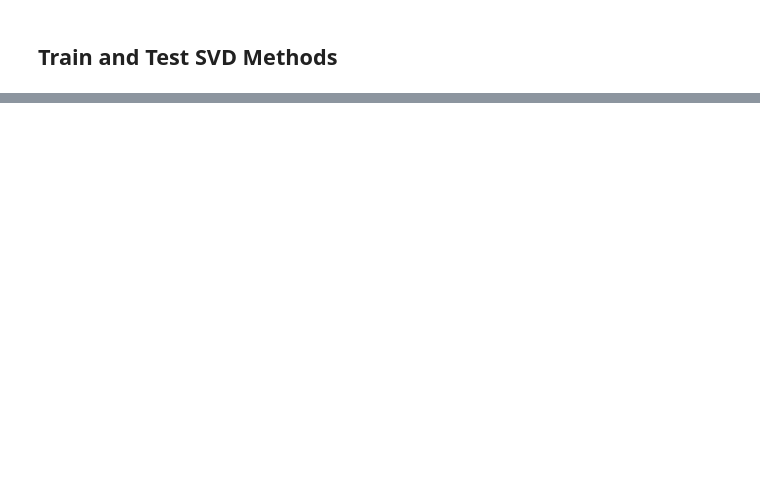
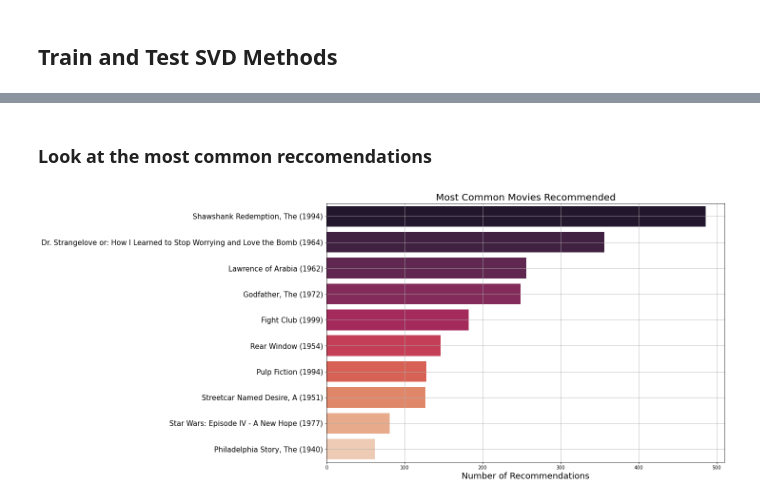
Before and after one commit to abigailjcampbell/doc-phase-4-project, a Jupyter notebook: data_analysis.ipynb, the cells around one changed output, grey strips where cells are left out. Cells and saved outputs as stored; diff of their text form; code cells hidden in the pictures; blank space fills up the shorter version.

```diff
--- a/data_analysis.ipynb
+++ b/data_analysis.ipynb
@@ -366,2 +325,0 @@ top_movies(5, ratings_stats_by_count)
-# %%
-user = 420
@@ -479,0 +414,6 @@ plt.show()
+# %%
+def get_recommended_titles(n_recs, ranked_movies):
+    """
+    get a list of a specified number of recommended titles for a user, given their predicted movie ratings, ranked
+    """
+    return [look_up_movie(id[0]) for id in ranked_movies[0:n_recs]]
@@ -479,0 +688,41 @@ plt.show()
+# %%
+def get_most_recommened_movies_for_all_users(n_recs, use_words=False):
+    """
+    function to loop through all userIds and generate 5 movie recommendations for each. then count the total
+    number of times each movie was recommended and return the top 10
+    """
+    userIds = list(np.unique(np.array(ratings.userId)))
+#     userIds = userIds[:10]
+    all_recs = []
+    for Id in userIds:
+        all_recs.extend(recommend_to_user(Id, n_recs, use_words=use_words))
+
+    # get a list of unique movies
+    unique_movies = list(np.unique(np.array(all_recs)))
+
+    # count the number of times that movie was recommended and sort them
+    occurance_count = [all_recs.count(movie) for movie in unique_movies]
+    movie_rec_count = pd.DataFrame({'movie': unique_movies, 'rec_count': occurance_count}).sort_values(by='rec_count', ascending=False).set_index('movie')
+
+    # get the top 10 most recommened movies
+    movie_rec_count = movie_rec_count[:10]
+
+    # plot the top 10 most recommended movies
+
+    plt.figure(figsize=(15,10))
+    ax = sns.barplot(data=movie_rec_count, x='rec_count', y=movie_rec_count.index, palette='rocket')
+    # ax.bar_label(ax.containers[0], fmt='%.1f')
+    plt.yticks(fontsize=15)
+    plt.xlabel('Number of Recommendations', fontsize=18)
+    plt.ylabel('', fontsize=18)
+    plt.title('Most Common Movies Recommended', fontsize=20)
+    plt.grid()
+    plt.show()
+
+    return movie_rec_count
+# %% [markdown]
+### Look at the most common reccomendations
+# %%
+top_movie_recs = get_most_recommened_movies_for_all_users(5, use_words=False)
+# %% [output]
+[figure, added]
```
Also changed, not shown: parts of 96 cells of this notebook.
